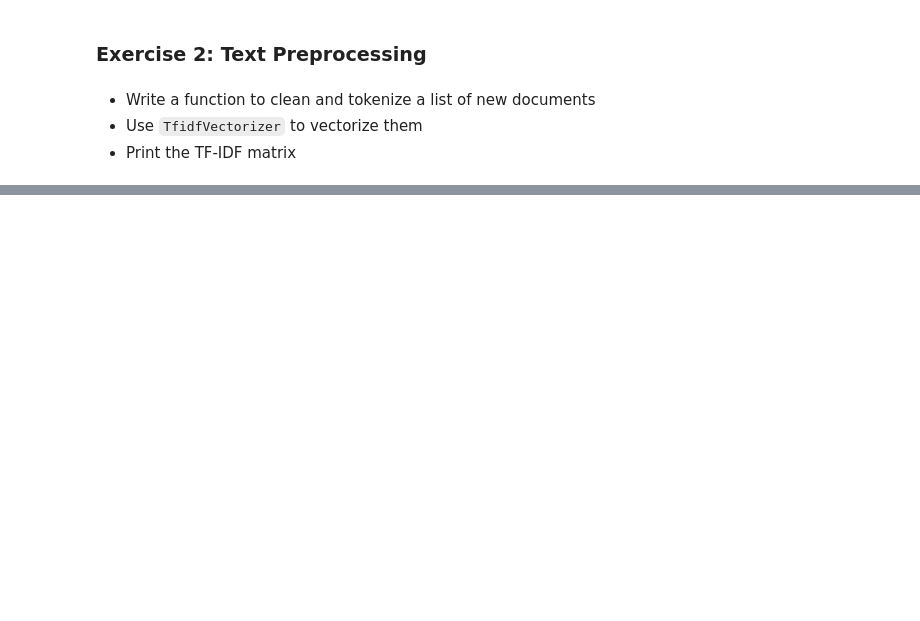
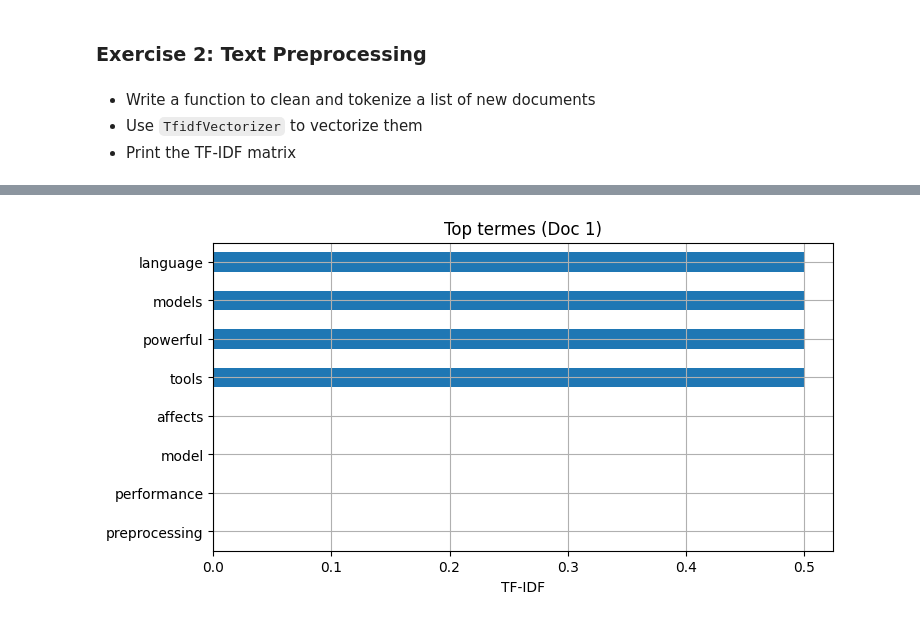
Before and after one commit to sarah-bouzabal/Cours-Data-Science-M2, a Jupyter notebook: DataScience/Exercice_3.ipynb, the cells around one changed output, grey strips where cells are left out. Cells and saved outputs as stored; diff of their text form; code cells hidden in the pictures; blank space fills up the shorter version.

```diff
--- a/DataScience/Exercice_3.ipynb
+++ b/DataScience/Exercice_3.ipynb
@@ -109,0 +194,13 @@ pd.DataFrame(X_tfidf.toarray(), columns=tfidf.get_feature_names_out())
+# %%
+
+doc_index = 0
+tfidf_scores = pd.Series(X_tfidf[doc_index].toarray().flatten(), index=tfidf.get_feature_names_out())
+top_terms = tfidf_scores.sort_values(ascending=False).head(10)
+
+top_terms.plot(kind='barh', figsize=(8, 4), title="Top termes (Doc 1)")
+plt.xlabel("TF-IDF")
+plt.gca().invert_yaxis()
+plt.grid(True)
+plt.show()
+# %% [output]
+[figure, added]
```
Also changed, not shown: parts of 10 cells of this notebook, 1 other file.
